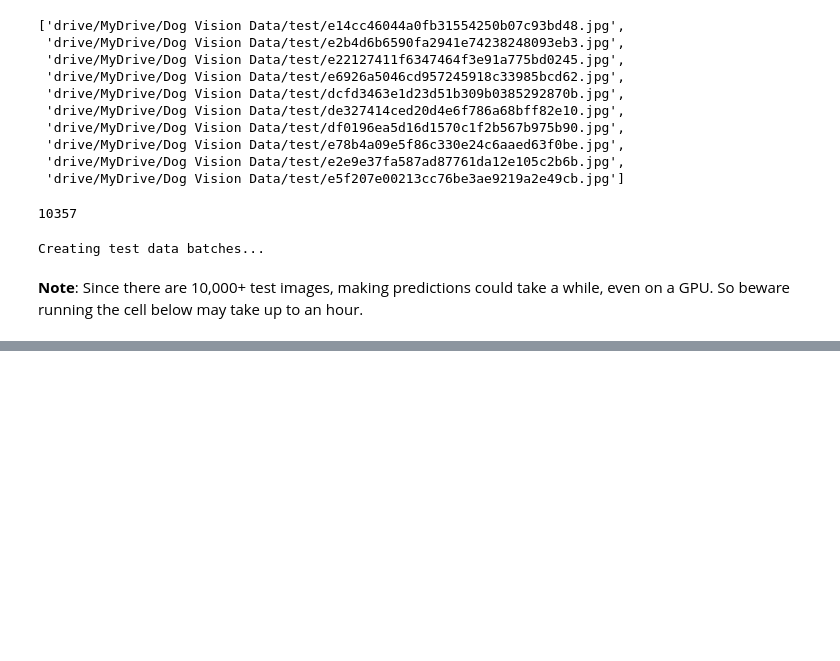
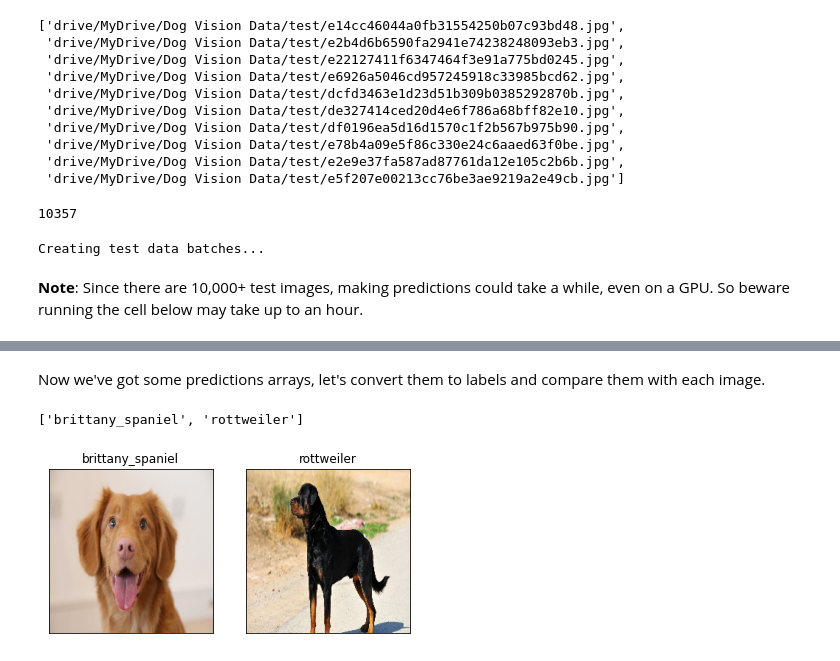
Before and after one commit to BilalELOTMANI/Dog-Breed_Classification, a Jupyter notebook: Dog_Breed_Identification.ipynb, the cells around one changed output, grey strips where cells are left out. Cells and saved outputs as stored; diff of their text form; code cells hidden in the pictures; blank space fills up the shorter version.

```diff
--- a/Dog_Breed_Identification.ipynb
+++ b/Dog_Breed_Identification.ipynb
@@ -1322,0 +1387,3 @@ Creating test data batches...
+# %%
+# Turn custom image into batch (set to test data because there are no labels)
+custom_data = create_data_batches(custom_image_paths, test_data=True)
@@ -1322,0 +1392,3 @@ Creating test data batches...
+# %%
+# Make predictions on the custom data
+custom_preds = loaded_full_model.predict(custom_data)
@@ -1322,0 +1397,25 @@ Creating test data batches...
+# %% [markdown]
+Now we've got some predictions arrays, let's convert them to labels and compare them with each image.
+# %%
+# Get custom image prediction labels
+custom_pred_labels = [get_pred_label(custom_preds[i]) for i in range(len(custom_preds))]
+custom_pred_labels
+# %% [output]
+['brittany_spaniel', 'rottweiler']
+# %%
+# Get custom images (our unbatchify() function won't work since there aren't labels)
+custom_images = []
+# Loop through unbatched data
+for image in custom_data.unbatch().as_numpy_iterator():
+  custom_images.append(image)
+# %%
+# Check custom image predictions
+plt.figure(figsize=(10, 10))
+for i, image in enumerate(custom_images):
+  plt.subplot(1, 3, i+1)
+  plt.xticks([])
+  plt.yticks([])
+  plt.title(custom_pred_labels[i])
+  plt.imshow(image)
+# %% [output]
+[figure, added]
```
Also changed, not shown: parts of 21 cells of this notebook.
